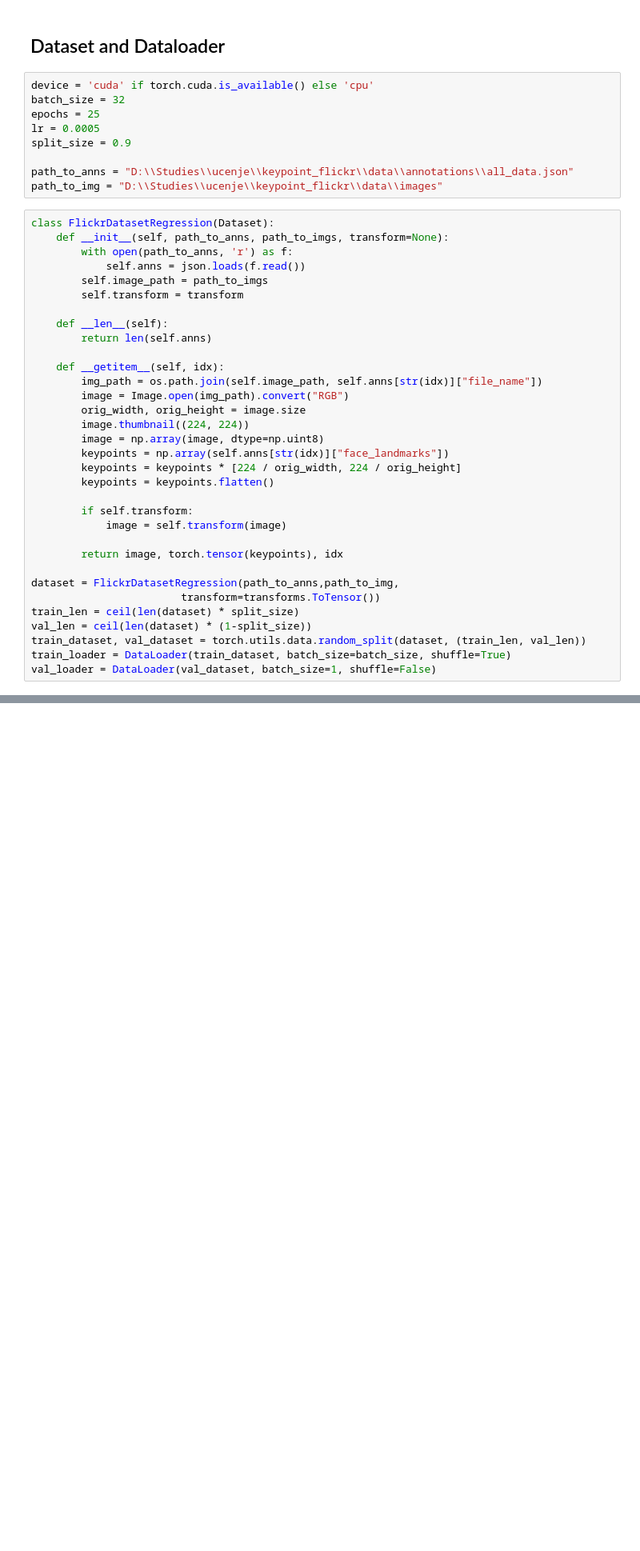
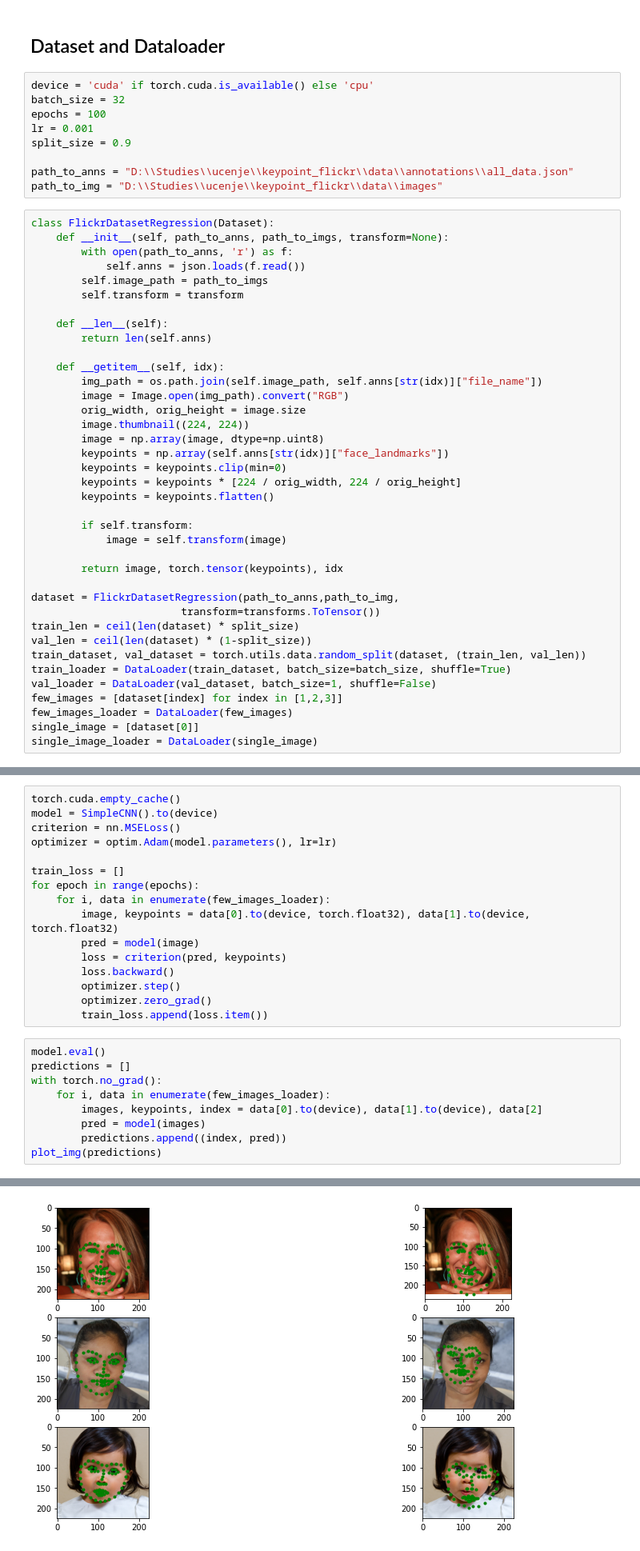
Before and after one commit to nikolanastev/keypoint_detection, a Jupyter notebook: src/baseline.ipynb, the cells around one changed output, grey strips where cells are left out. Shown at 80% size. Drawn from its saved outputs; the diff is of its cells as text; blank space fills up the shorter version.

Commit message:
Simple regression and classification with upsampling, visualized results

```diff
--- a/src/baseline.ipynb
+++ b/src/baseline.ipynb
@@ -21,8 +21,8 @@ from torchinfo import summary
 # %%
 device = 'cuda' if torch.cuda.is_available() else 'cpu'
 batch_size = 32
-epochs = 25
-lr = 0.0005
+epochs = 100
+lr = 0.001
 split_size = 0.9
 
 path_to_anns = "D:\\Studies\\ucenje\\keypoint_flickr\\data\\annotations\\all_data.json"
@@ -45,6 +45,7 @@ class FlickrDatasetRegression(Dataset):
         image.thumbnail((224, 224))
         image = np.array(image, dtype=np.uint8)
         keypoints = np.array(self.anns[str(idx)]["face_landmarks"])
+        keypoints = keypoints.clip(min=0)
         keypoints = keypoints * [224 / orig_width, 224 / orig_height]
         keypoints = keypoints.flatten()
 
@@ -60,3 +61,7 @@ val_len = ceil(len(dataset) * (1-split_size))
 train_dataset, val_dataset = torch.utils.data.random_split(dataset, (train_len, val_len))
 train_loader = DataLoader(train_dataset, batch_size=batch_size, shuffle=True)
 val_loader = DataLoader(val_dataset, batch_size=1, shuffle=False)
+few_images = [dataset[index] for index in [1,2,3]]
+few_images_loader = DataLoader(few_images)
+single_image = [dataset[0]]
+single_image_loader = DataLoader(single_image)
@@ -127,0 +207,26 @@ class ClassificationCNN(nn.Module):
+# %%
+torch.cuda.empty_cache()
+model = SimpleCNN().to(device)
+criterion = nn.MSELoss()
+optimizer = optim.Adam(model.parameters(), lr=lr)
+
+train_loss = []
+for epoch in range(epochs):
+    for i, data in enumerate(few_images_loader):
+        image, keypoints = data[0].to(device, torch.float32), data[1].to(device, torch.float32)
+        pred = model(image)
+        loss = criterion(pred, keypoints)
+        loss.backward()
+        optimizer.step()
+        optimizer.zero_grad()
+        train_loss.append(loss.item())
+# %%
+model.eval()
+predictions = []
+with torch.no_grad():
+    for i, data in enumerate(few_images_loader):
+        images, keypoints, index = data[0].to(device), data[1].to(device), data[2]
+        pred = model(images)
+        predictions.append((index, pred))
+plot_img(predictions)
+# %% [output]
@@ -127,0 +250 @@ class ClassificationCNN(nn.Module):
+[figure, added]
```
Also changed, not shown: parts of 35 cells of this notebook.
